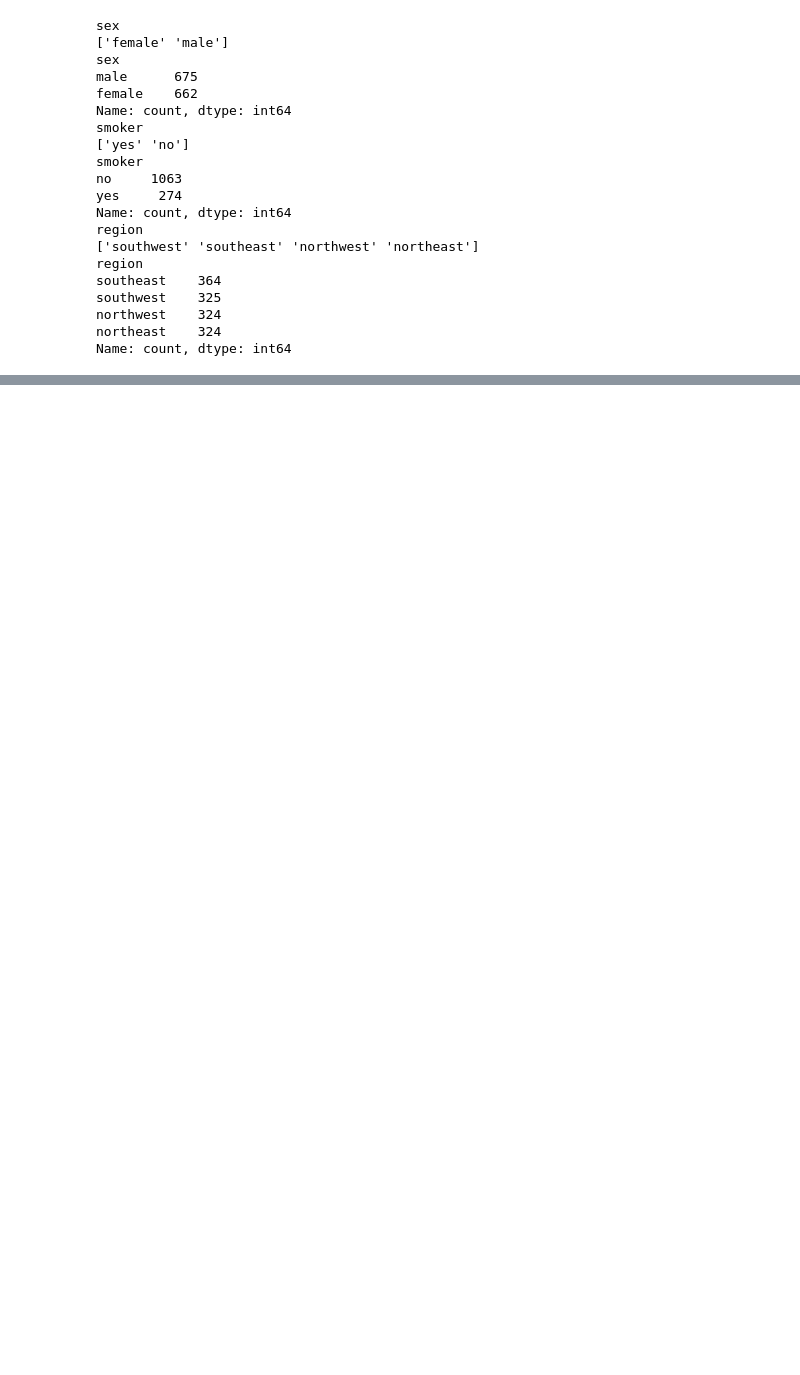
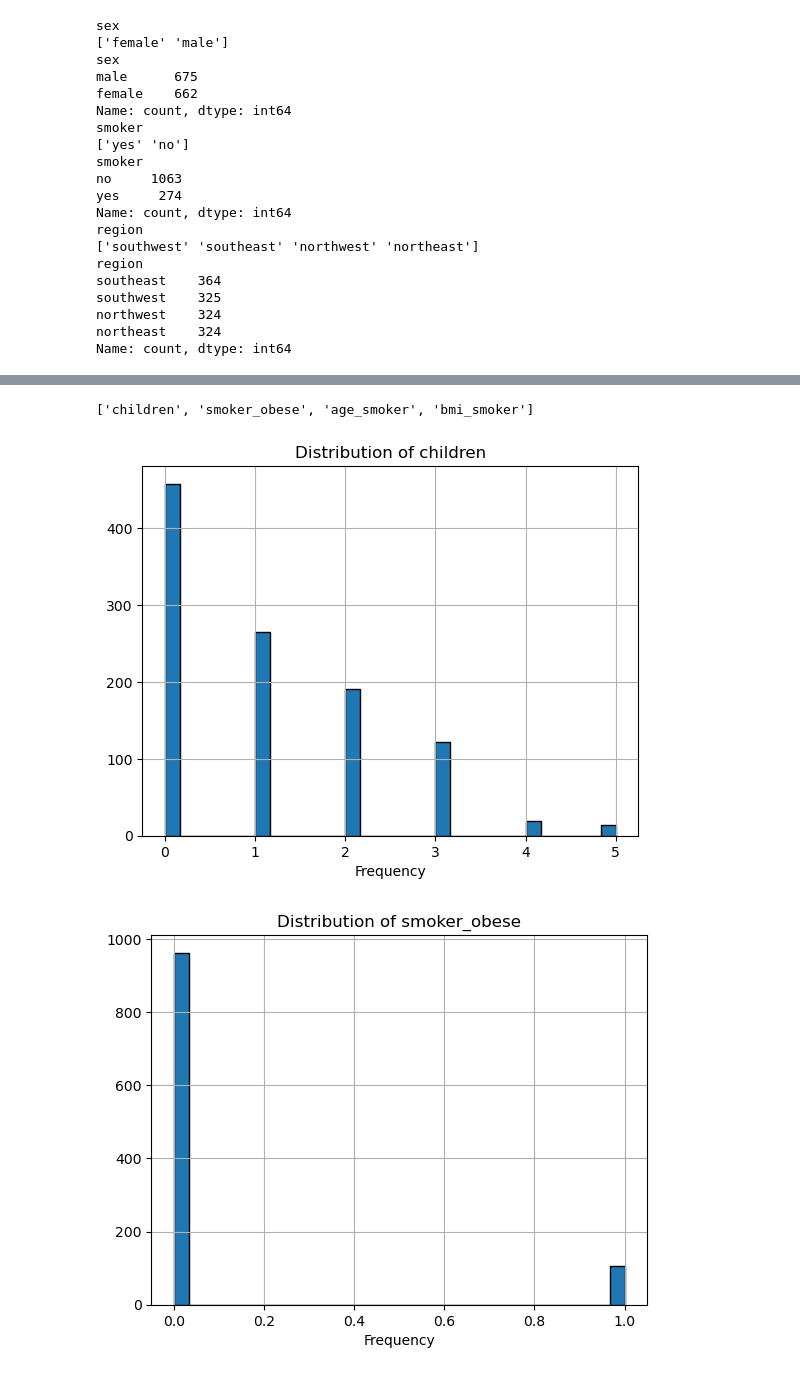
Before and after one commit to Sagarsuman07/ML-Models, a Jupyter notebook: Medical cost personal dataset/Untitled.ipynb, the cells around one changed output, grey strips where cells are left out. Drawn from its saved outputs; the diff is of its cells as text; code cells hidden in the pictures; blank space fills up the shorter version.

```diff
--- a/Medical cost personal dataset/Untitled.ipynb
+++ b/Medical cost personal dataset/Untitled.ipynb
@@ -73,7 +73,7 @@ df[df.duplicated()]
 |  | age | sex | bmi | children | smoker | region | charges |
 | 581 | 19 | male | 30.59 | 0 | no | northwest | 1639.5631 |
 # %%
-df=df.drop_duplicates()
+df=df.drop_duplicates().copy()
 df.duplicated().sum()
 # %% [output]
 np.int64(0)
@@ -121,0 +145,11 @@ plt.show()
+# %%
+
+# TRAIN TEST SPLIT
+
+# seperate feature and target
+X=df.drop(columns="charges")
+Y=df["charges"]
+
+# T-T-S
+from sklearn.model_selection import train_test_split
+X_train, X_test, Y_train, Y_test = train_test_split(X,Y,test_size=0.2,random_state=42)
@@ -121,0 +172,25 @@ plt.show()
+# %%
+# There is no missing value so we move forward
+# After handling missing value fix skewness
+
+# Check skewness
+skewness=X_train.skew(numeric_only=True)
+skewed_feature=skewness[abs(skewness)>0.75].index.tolist()
+print(skewed_feature)
+# %% [output]
+['children', 'smoker_obese', 'age_smoker', 'bmi_smoker']
+# %%
+# Check skewness on graph
+import matplotlib.pyplot as plt
+
+for feature in skewed_feature:
+    X_train[feature].hist(bins=30, edgecolor="black")
+
+    plt.title(f"Distribution of {feature}")
+    plt.xlabel(feature)
+    plt.xlabel("Frequency")
+
+    plt.show()
+# %% [output]
+[figure, added]
+[figure, added]
```
Also changed, not shown: parts of 10 cells of this notebook.
